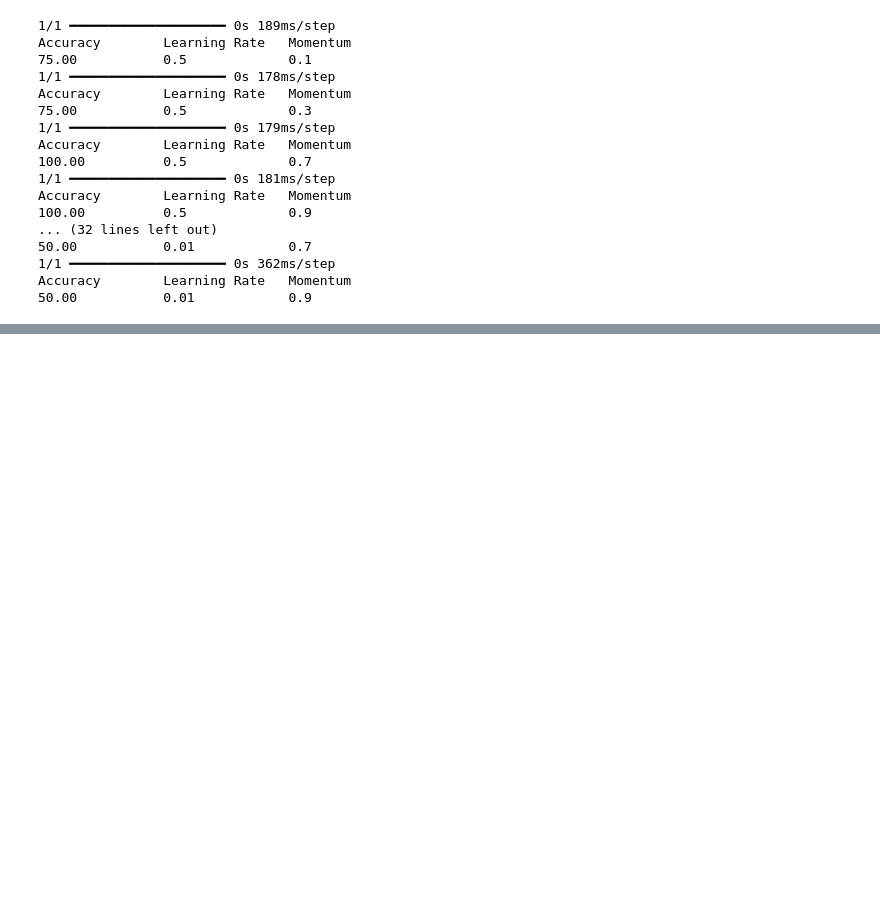
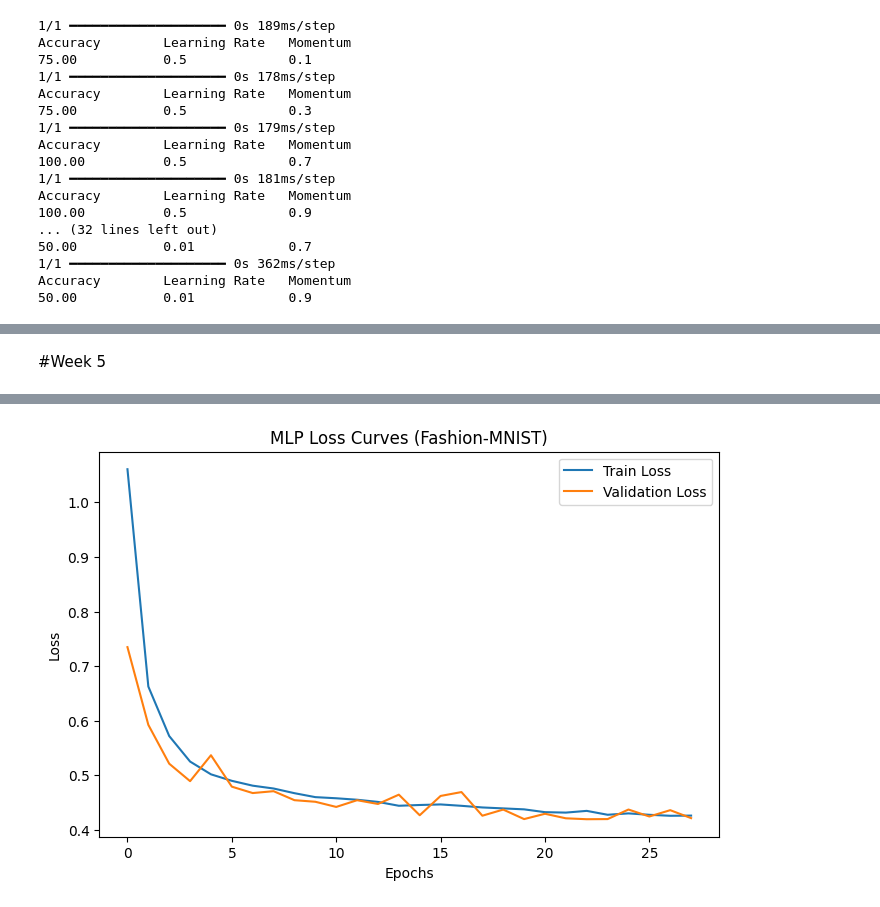
Before and after one commit to KeerthanaSistla/Sem6DeepLearning, a Jupyter notebook: DeepLearningSem6.ipynb, the cells around one changed output, grey strips where cells are left out. Saved outputs shown, nothing was run; the diff lists cells and outputs as text; code cells hidden in the pictures; blank space fills up the shorter version.

```diff
--- a/DeepLearningSem6.ipynb
+++ b/DeepLearningSem6.ipynb
@@ -865,0 +1220,71 @@ KeyboardInterrupt:
+# %% [markdown]
+#Week 5
+# %%
+import tensorflow as tf
+from tensorflow.keras import models, layers, regularizers
+from tensorflow.keras.datasets import fashion_mnist
+from tensorflow.keras.callbacks import EarlyStopping
+import matplotlib.pyplot as plt
+
+# =========================
+# Load Fashion-MNIST
+# =========================
+(X_train, y_train), (X_test, y_test) = fashion_mnist.load_data()
+X_train = X_train.reshape(-1, 28*28) / 255.0
+X_test = X_test.reshape(-1, 28*28) / 255.0
+
+# =========================
+# Early stopping
+# =========================
+early_stop = EarlyStopping(monitor='val_loss', patience=5, restore_best_weights=True)
+
+# =========================
+# Create MLP model
+# =========================
+def create_mlp_model(dropout_rate=0.0, l2=0.0):
+    model = models.Sequential([
+        layers.Dense(512, activation='relu', input_shape=(28*28,),
+                     kernel_regularizer=regularizers.l2(l2)),
+        layers.Dropout(dropout_rate),
+        layers.Dense(256, activation='relu', kernel_regularizer=regularizers.l2(l2)),
+        layers.Dropout(dropout_rate),
+        layers.Dense(10, activation='softmax')
+    ])
+    model.compile(
+        optimizer='adam',
+        loss='sparse_categorical_crossentropy',
+        metrics=['accuracy']
+    )
+    return model
+
+# =========================
+# Train model with L2 + Dropout
+# =========================
+model = create_mlp_model(dropout_rate=0.2, l2=0.001)
+history = model.fit(
+    X_train, y_train,
+    validation_split=0.1,
+    epochs=50,
+    batch_size=128,
+    callbacks=[early_stop],
+    verbose=2
+)
+
+# =========================
+# Evaluate
+# =========================
+test_loss, test_acc = model.evaluate(X_test, y_test, verbose=0)
+print("Test Accuracy:", test_acc)
+
+# =========================
+# Plot loss curves
+# =========================
+plt.figure(figsize=(8,5))
+plt.plot(history.history['loss'], label='Train Loss')
+plt.plot(history.history['val_loss'], label='Validation Loss')
+plt.title('MLP Loss Curves (Fashion-MNIST)')
+plt.xlabel('Epochs')
+plt.ylabel('Loss')
+plt.legend()
+plt.show()
+# %% [output]
@@ -865,0 +1316 @@ KeyboardInterrupt:
+[figure, added]
```
Also changed, not shown: parts of 27 cells of this notebook.
